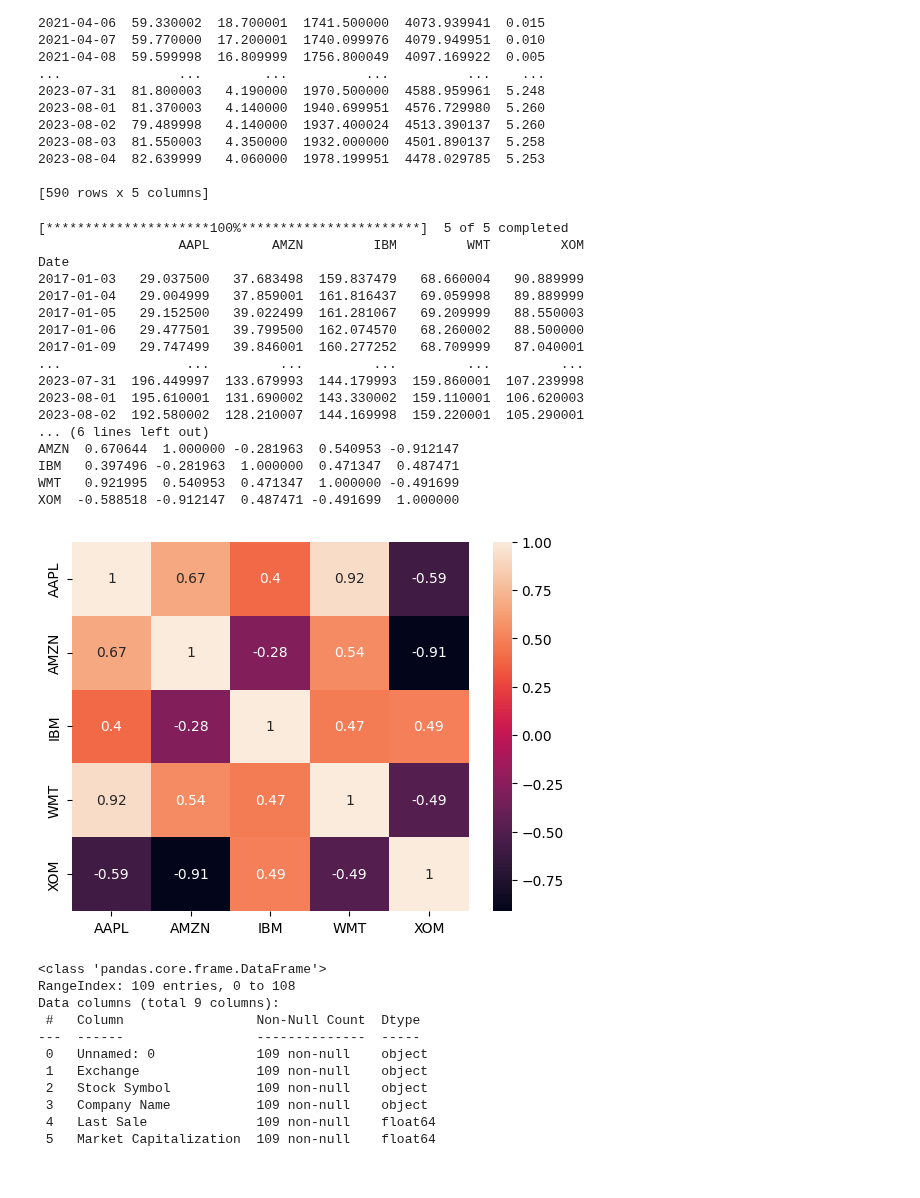
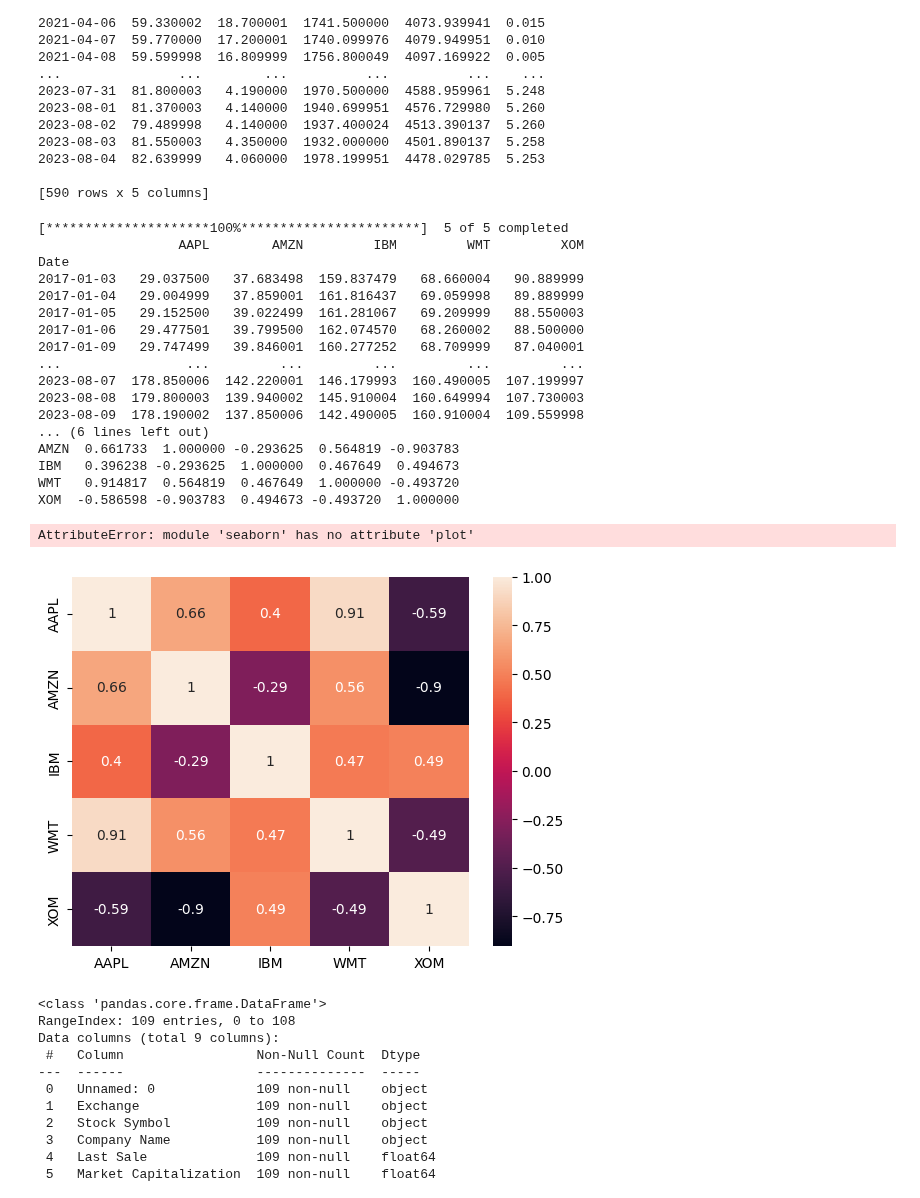
Before and after one commit to KeenGWatanabe/python, a Jupyter notebook: DateTime3.ipynb, the cells around one changed output. Saved outputs shown, nothing was run; the diff lists cells and outputs as text; code cells hidden in the pictures.

```diff
--- a/DateTime3.ipynb
+++ b/DateTime3.ipynb
@@ -46,41 +46,43 @@ import matplotlib.pyplot as plt
 yf.pdr_override()
 #starting setup
 tickers = ['AAPL','AMZN','IBM','WMT','XOM'] #Apple, Amazon, IBM, Walmart, ExxonMobil symbol
 from datetime import datetime
 startdate = datetime(2017,1,1)
 enddate = datetime.now()
 data= pdr.get_data_yahoo(tickers,start=startdate, end=enddate).dropna()
 print(data['Close'])
 
 #Calculate year-end prices here
 annual_prices = data['Close'].resample('A').last()
 #Calculate annual returns here
 annual_returns = annual_prices.pct_change()
 #Calculate and print the correlation matrix here
 correlations = annual_returns.corr()
 print(correlations)
 #Visualize the correlations as heatmap here
 sns.heatmap(correlations, annot=True)
+sns.plot(title="Correlation")
 plt.show()
 # %% [output]
 [*********************100%***********************]  5 of 5 completed
                   AAPL        AMZN         IBM         WMT         XOM
 Date
 2017-01-03   29.037500   37.683498  159.837479   68.660004   90.889999
 2017-01-04   29.004999   37.859001  161.816437   69.059998   89.889999
 2017-01-05   29.152500   39.022499  161.281067   69.209999   88.550003
 2017-01-06   29.477501   39.799500  162.074570   68.260002   88.500000
 2017-01-09   29.747499   39.846001  160.277252   68.709999   87.040001
 ...                ...         ...         ...         ...         ...
-2023-07-31  196.449997  133.679993  144.179993  159.860001  107.239998
-2023-08-01  195.610001  131.690002  143.330002  159.110001  106.620003
-2023-08-02  192.580002  128.210007  144.169998  159.220001  105.290001
+2023-08-07  178.850006  142.220001  146.179993  160.490005  107.199997
+2023-08-08  179.800003  139.940002  145.910004  160.649994  107.730003
+2023-08-09  178.190002  137.850006  142.490005  160.910004  109.559998
 ... (6 lines left out)
-AMZN  0.670644  1.000000 -0.281963  0.540953 -0.912147
-IBM   0.397496 -0.281963  1.000000  0.471347  0.487471
-WMT   0.921995  0.540953  0.471347  1.000000 -0.491699
-XOM  -0.588518 -0.912147  0.487471 -0.491699  1.000000
+AMZN  0.661733  1.000000 -0.293625  0.564819 -0.903783
+IBM   0.396238 -0.293625  1.000000  0.467649  0.494673
+WMT   0.914817  0.564819  0.467649  1.000000 -0.493720
+XOM  -0.586598 -0.903783  0.494673 -0.493720  1.000000
+AttributeError: module 'seaborn' has no attribute 'plot'
-[figure, old version]
+[figure, new version]
 # %%
 import pandas as pd
 listings = pd.read_excel('listings.xlsx', sheet_name='nyse',na_values='n/a')
```
